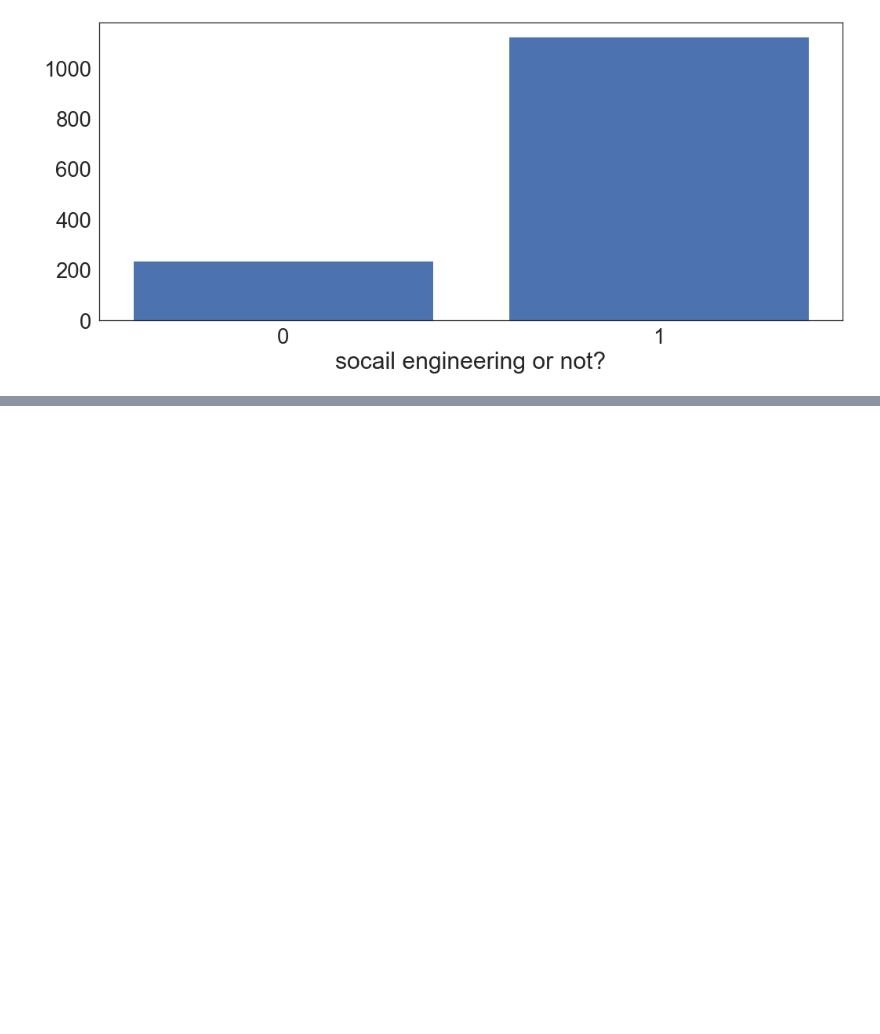
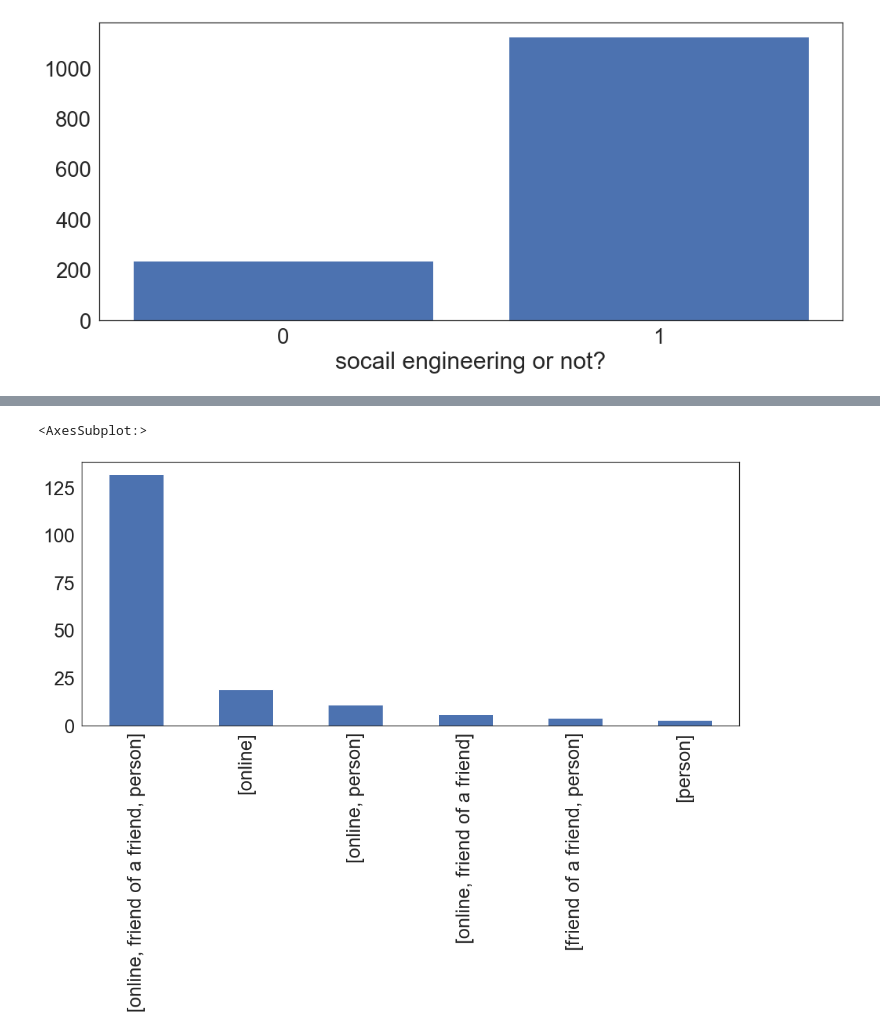
Before and after one commit to Anthonyive/DSCI-550-Assignment-1, a Jupyter notebook: visualizations/visualization.ipynb, the cells around one changed output, grey strips where cells are left out. Cells and saved outputs as stored; diff of their text form; code cells hidden in the pictures; blank space fills up the shorter version.

Commit message:
update README and visualization

```diff
--- a/visualizations/visualization.ipynb
+++ b/visualizations/visualization.ipynb
@@ -116,7 +116,7 @@ type(data['date'][2])
 # %% [output]
 str
 # %%
-info = pd.read_json('data/additional-features/additional-features.json',orient='index')
+info = pd.read_json('../data/additional-features/additional-features.json',orient='index')
 # %%
 info2 = info[info['time'].str.len() == 8]
 time = pd.to_datetime(info2['time'])
@@ -175,7 +175,7 @@ plt.xlabel('socail engineering or not?')
 Text(0.5, 0, 'socail engineering or not?')
 [figure]
 # %%
-file = open('visualizations/tika-similarity/data/cosine-circle.json')
+file = open('tika-similarity/data/cosine-circle.json')
 cos = json.load(file)
 # %%
 cos_list = cos['children'][1]['children']
@@ -186,5 +186,9 @@ for item in cos_list:
 
 # get the index of files where similarity score is 0.91
 # %%
-info.iloc[index_list]
+pd.set_option('display.max_columns', None)
+pd.set_option('display.max_rows', None)
+
+
+df = info.iloc[index_list]
 # find the features with these index
@@ -204,0 +195,6 @@ info.iloc[index_list]
+# %%
+import matplotlib.pyplot as plt
+df['attacker relationship'].value_counts().plot(kind='bar')
+# %% [output]
+<AxesSubplot:>
+[figure, added]
```
Also changed, not shown: parts of 5 cells of this notebook, 2 other files.
